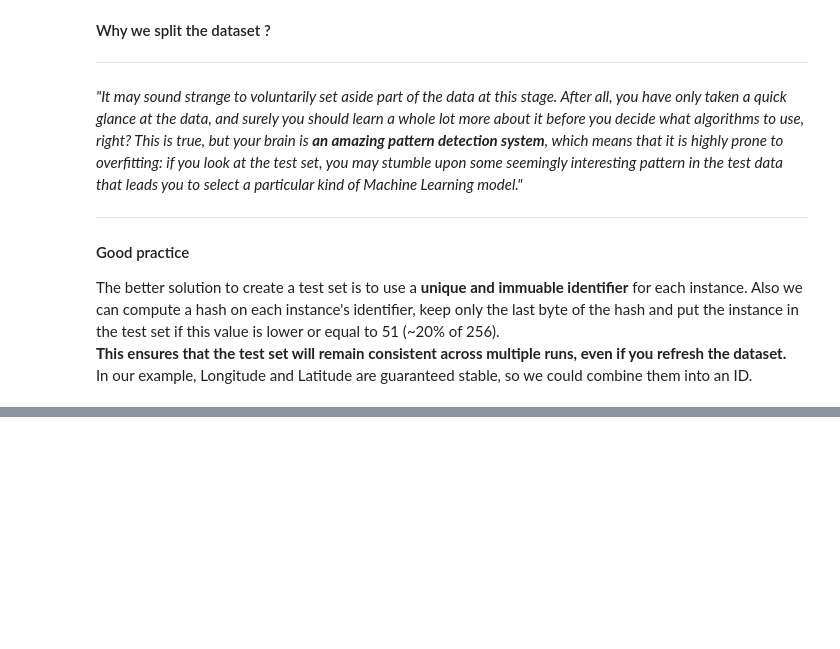
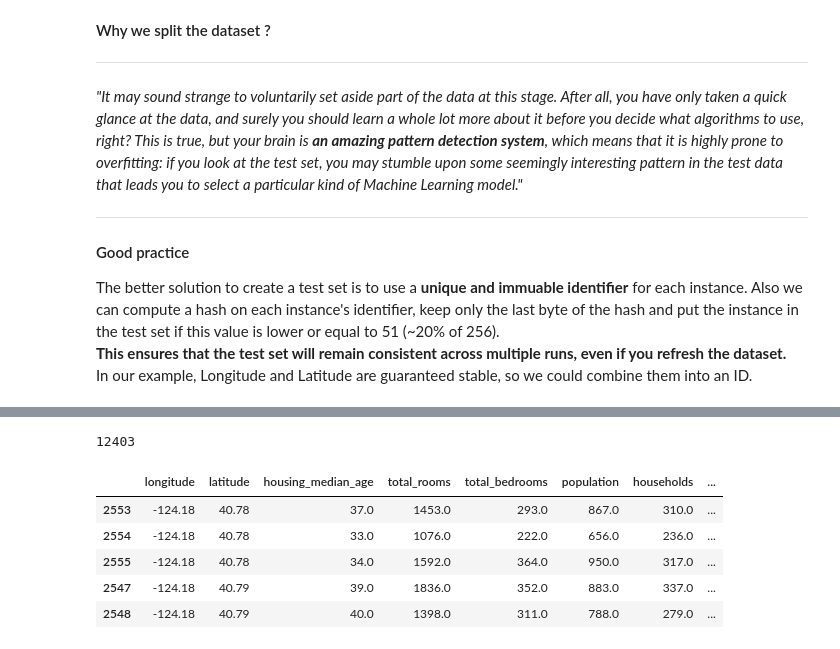
Before and after one commit to sebastienharinck/Courses, a Jupyter notebook: hands-on-machine-learning-with-scikit-learn-and-tensorflow/02_end_to_end_machine_learning_project.ipynb, the cells around one changed output, grey strips where cells are left out. Saved outputs shown, nothing was run; the diff lists cells and outputs as text; code cells hidden in the pictures; blank space fills up the shorter version.

```diff
--- a/hands-on-machine-learning-with-scikit-learn-and-tensorflow/02_end_to_end_machine_learning_project.ipynb
+++ b/hands-on-machine-learning-with-scikit-learn-and-tensorflow/02_end_to_end_machine_learning_project.ipynb
@@ -135,7 +135,3 @@ housing_with_id = housing.reset_index()
 housing_with_id['id'] = housing['longitude'] * 1000 + housing['latitude']
 # %%
 train_set, test_set = split_train_test_by_id(housing_with_id, 0.2, 'id')
-# %%
-housing = housing.sample(frac=1) # random order for the rows of the dataFrame
-# housing = housing.reset_index() # reset the index
-housing.head()
@@ -158,0 +143,13 @@ I will quote Aurélien Géron : ""
+# %%
+len(housing[housing.duplicated(subset=['longitude', 'latitude'], keep=False)])
+# %% [output]
+12403
+# %%
+housing[housing.duplicated(subset=['longitude', 'latitude'], keep=False)].sort_values(by=['longitude', 'latitude']).head()
+# %% [output]
+|  | longitude | latitude | housing_median_age | total_rooms | total_bedrooms | population | households | ... |
+| 2553 | -124.18 | 40.78 | 37.0 | 1453.0 | 293.0 | 867.0 | 310.0 | ... |
+| 2554 | -124.18 | 40.78 | 33.0 | 1076.0 | 222.0 | 656.0 | 236.0 | ... |
+| 2555 | -124.18 | 40.78 | 34.0 | 1592.0 | 364.0 | 950.0 | 317.0 | ... |
+| 2547 | -124.18 | 40.79 | 39.0 | 1836.0 | 352.0 | 883.0 | 337.0 | ... |
+| 2548 | -124.18 | 40.79 | 40.0 | 1398.0 | 311.0 | 788.0 | 279.0 | ... |
```
Also changed, not shown: parts of 12 cells of this notebook.
